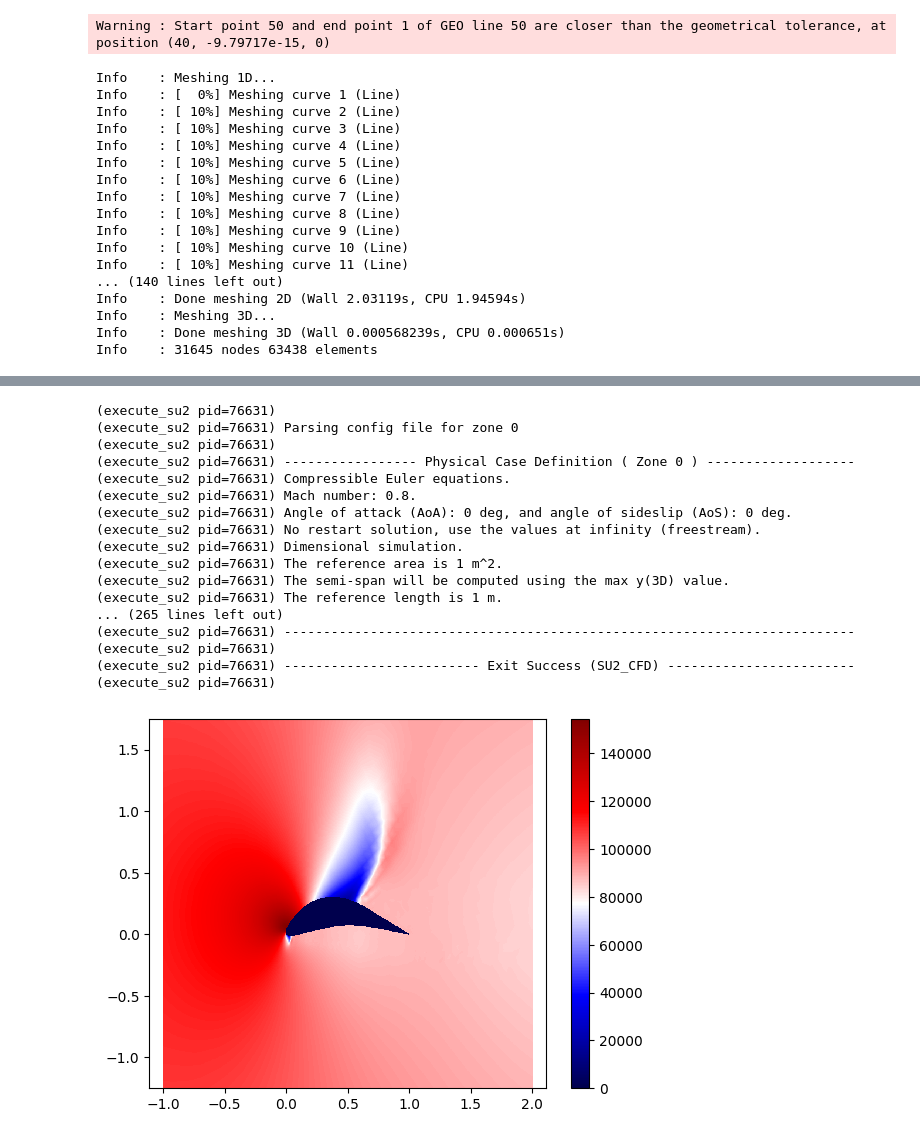
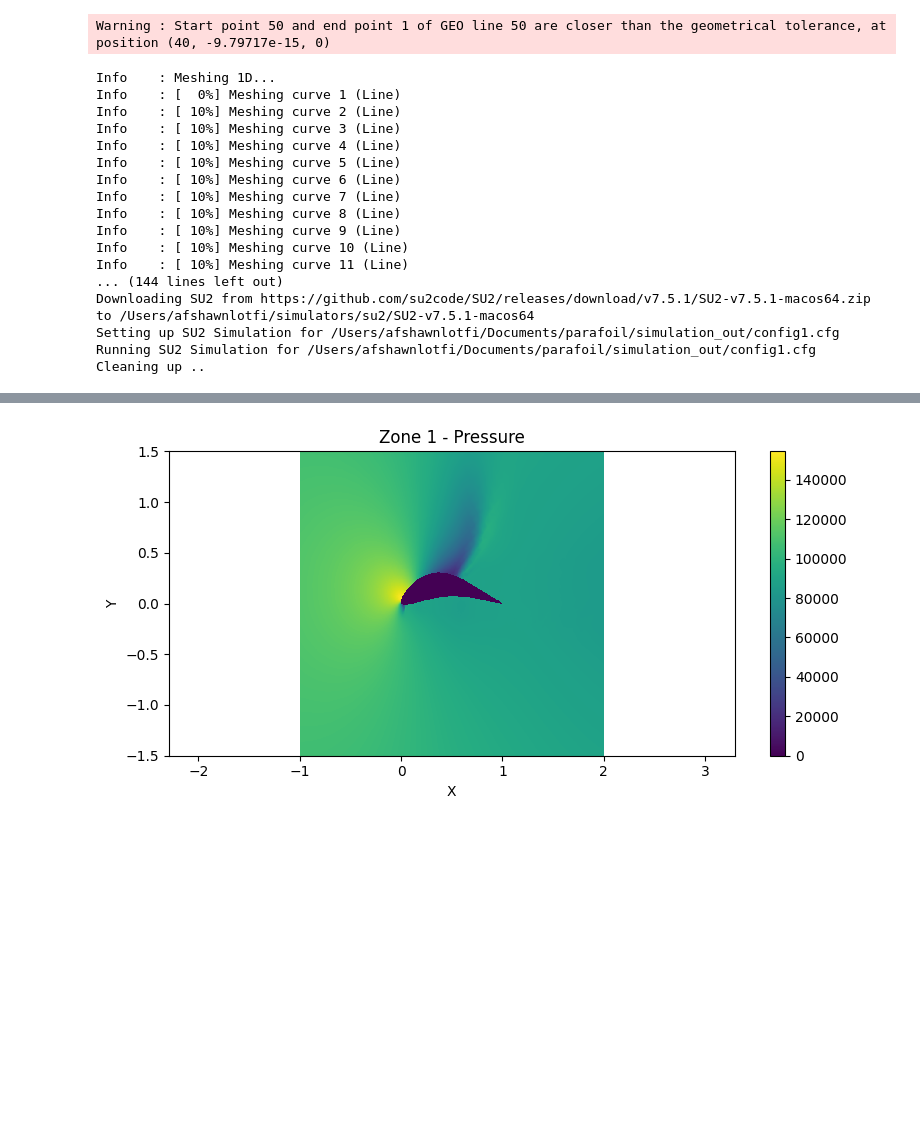
Before and after one commit to OpenOrion/parafoil, a Jupyter notebook: examples/circular_passage.ipynb, the cells around one changed output, grey strips where cells are left out. Saved outputs shown, nothing was run; the diff lists cells and outputs as text; code cells hidden in the pictures; blank space fills up the shorter version.

Commit message:
Version 2.5.0 (#17)
* Adjusted passage types and starting optimize implementation

* Added updates to optimization suite

* First compressor sim working

* Better passage geometry, simulations working

```diff
--- a/examples/circular_passage.ipynb
+++ b/examples/circular_passage.ipynb
@@ -1,13 +1,13 @@
 # %%
 import numpy as np
-from parafoil import BSplineAirfoil, CircularPassage
+from parafoil import CamberThicknessAirfoil, CircularPassage
 
-airfoil = BSplineAirfoil(
+airfoil = CamberThicknessAirfoil(
     inlet_angle=np.radians(40.0),
     outlet_angle=np.radians(-20.0),
     stagger_angle=np.radians(0.0),
-    upper_thick_dist=[0.035, 0.14, 0.14, 0.035, 0.007],
-    lower_thick_dist=[0.035, 0.14, 0.14, 0.035, 0.007],
+    upper_thick_prop=[0.035, 0.14, 0.14, 0.035, 0.007],
+    lower_thick_prop=[0.035, 0.14, 0.14, 0.035, 0.007],
     leading_prop=0.5,
     trailing_prop=0.5,
     chord_length=1
@@ -25,19 +22,35 @@ passage.visualize()
 # %%
-from paraflow import get_flasher, run_simulation, get_primitive_frame
+from paraflow import get_flasher, run_simulation, ConfigParameters, get_frames, display_frame, SimulationResult
+import numpy as np
 
 flasher = get_flasher("air", "gas")
 inlet_total_state = flasher.flash(P=101325.0, T=273.15, mach_number=0.8)
-sim_results = run_simulation(
-    passage,
-    inlet_total_state,
-    working_directory="/workspaces/parafoil/simulation",
-    id="1",
-    eval_properties=["LIFT"],
-    primitive_properties=["PRESSURE"],
-    save_path="sim_results.pickle"
+
+
+use_cache = False
+if not use_cache:
+    sim_results = run_simulation(
+        passage,
+        config_params=ConfigParameters(
+            inlet_total_state=inlet_total_state,
+        ),
+        working_directory="./simulation_out",
+        id="1",
+        auto_delete=True
+    )
+    sim_results.to_file("sim_results.pkl")
+else:
+   sim_results = SimulationResult.from_file("sim_results.pkl")
+
+frames = get_frames(
+    sim_results,
+    property_names=["Pressure"],
+    num_pnts=1000,
+    size=3,
+    offset=np.array([0.5,0])
 )
 
-pressure_frame = get_primitive_frame(sim_results, passage, "PRESSURE", num_pnts=1000, size=3, show=True)
+display_frame(frames, "Pressure")
 # %% [output]
 Warning : Start point 50 and end point 1 of GEO line 50 are closer than the geometrical tolerance, at position (40, -9.79717e-15, 0)
 Info    : Meshing 1D...
@@ -52,8 +65,8 @@ Info    : [ 10%] Meshing curve 8 (Line)
 Info    : [ 10%] Meshing curve 9 (Line)
 Info    : [ 10%] Meshing curve 10 (Line)
 Info    : [ 10%] Meshing curve 11 (Line)
-... (140 lines left out)
-Info    : Done meshing 2D (Wall 2.03119s, CPU 1.94594s)
-Info    : Meshing 3D...
-Info    : Done meshing 3D (Wall 0.000568239s, CPU 0.000651s)
-Info    : 31645 nodes 63438 elements
+... (144 lines left out)
+Downloading SU2 from https://github.com/su2code/SU2/releases/download/v7.5.1/SU2-v7.5.1-macos64.zip to /Users/afshawnlotfi/simulators/su2/SU2-v7.5.1-macos64
+Setting up SU2 Simulation for /Users/afshawnlotfi/Documents/parafoil/simulation_out/config1.cfg
+Running SU2 Simulation for /Users/afshawnlotfi/Documents/parafoil/simulation_out/config1.cfg
+Cleaning up ..
@@ -62,18 +73 @@ Info    : 31645 nodes 63438 elements
-(execute_su2 pid=76631)
-(execute_su2 pid=76631) Parsing config file for zone 0
-(execute_su2 pid=76631)
-(execute_su2 pid=76631) ----------------- Physical Case Definition ( Zone 0 ) -------------------
-(execute_su2 pid=76631) Compressible Euler equations.
-(execute_su2 pid=76631) Mach number: 0.8.
-(execute_su2 pid=76631) Angle of attack (AoA): 0 deg, and angle of sideslip (AoS): 0 deg.
-(execute_su2 pid=76631) No restart solution, use the values at infinity (freestream).
-(execute_su2 pid=76631) Dimensional simulation.
-(execute_su2 pid=76631) The reference area is 1 m^2.
-(execute_su2 pid=76631) The semi-span will be computed using the max y(3D) value.
-(execute_su2 pid=76631) The reference length is 1 m.
-... (265 lines left out)
-(execute_su2 pid=76631) -------------------------------------------------------------------------
-(execute_su2 pid=76631)
-(execute_su2 pid=76631) ------------------------- Exit Success (SU2_CFD) ------------------------
-(execute_su2 pid=76631)
-[figure, old version]
+[figure, new version]
```
Also changed, not shown: parts of 2 cells of this notebook, 15 other files.
